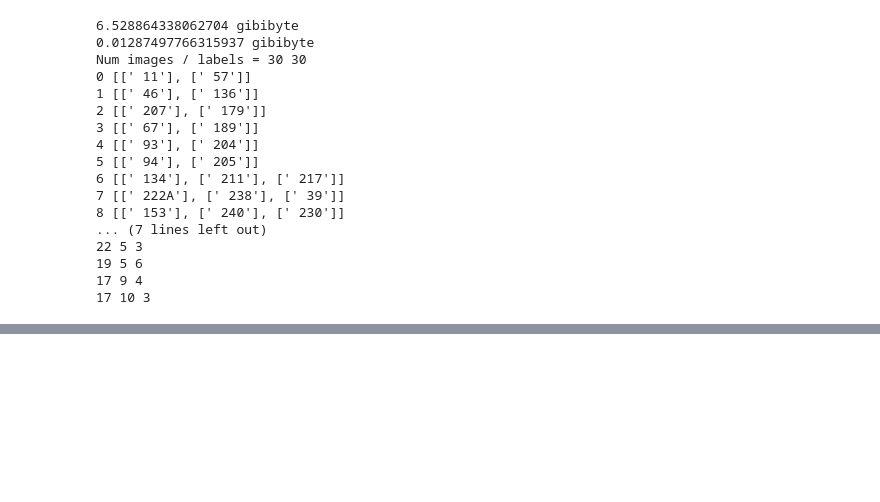
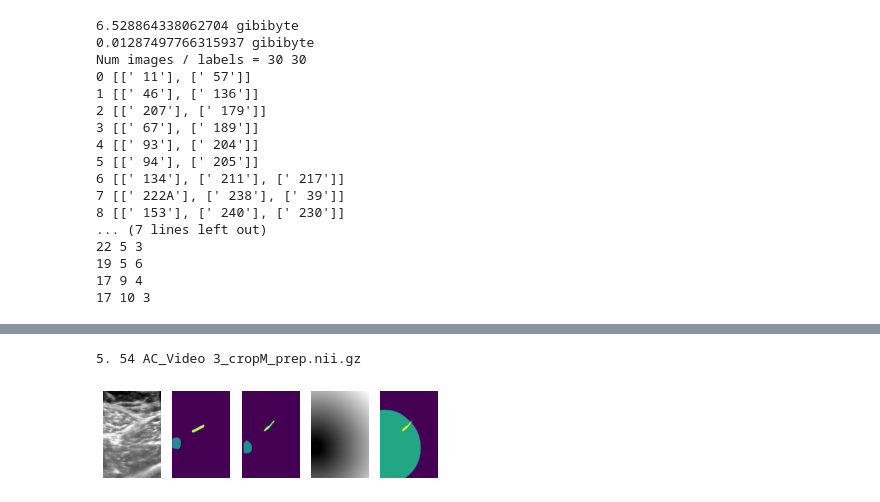
Before and after one commit to KitwareMedical/itkARGUS-DARPA-POCUS_AI-Archive, a Jupyter notebook: PNB/Experiments/ARUNet-Needle/ARUNet-ARGUS_Final.ipynb, the cells around one changed output, grey strips where cells are left out. Cells and saved outputs as stored; diff of their text form; code cells hidden in the pictures; blank space fills up the shorter version.

```diff
--- a/PNB/Experiments/ARUNet-Needle/ARUNet-ARGUS_Final.ipynb
+++ b/PNB/Experiments/ARUNet-Needle/ARUNet-ARGUS_Final.ipynb
@@ -74,0 +138,21 @@ plt.imshow(rotate(labelmaps_needle[1]*2+labelmaps_artery[1],270))
+# %%
+print(artery_filenames[img_num])
+plt.subplot(1,5,1)
+plt.axis(False)
+plt.imshow(rotate(artery_test_images[img_num][0],270),cmap="gray")
+plt.subplot(1,5,2)
+plt.axis(False)
+plt.imshow(rotate(needle_test_labelmaps[img_num][0]*2+artery_test_labelmaps[img_num][0],270))
+plt.subplot(1,5,3)
+plt.axis(False)
+plt.imshow(rotate(needle_labelmaps_predicted[img_num]*2+artery_labelmaps_predicted[img_num],270))
+plt.subplot(1,5,4)
+plt.axis(False)
+plt.imshow(rotate(img_dist,270),cmap="gray")
+plt.subplot(1,5,5)
+plt.axis(False)
+plt.imshow(rotate(arr_thresh*3+needle_labelmaps_predicted[img_num]*2,270))
+plt.show()
+# %% [output]
+5. 54 AC_Video 3_cropM_prep.nii.gz
+[figure, added]
```
Also changed, not shown: parts of 8 cells of this notebook, 4 other files.
